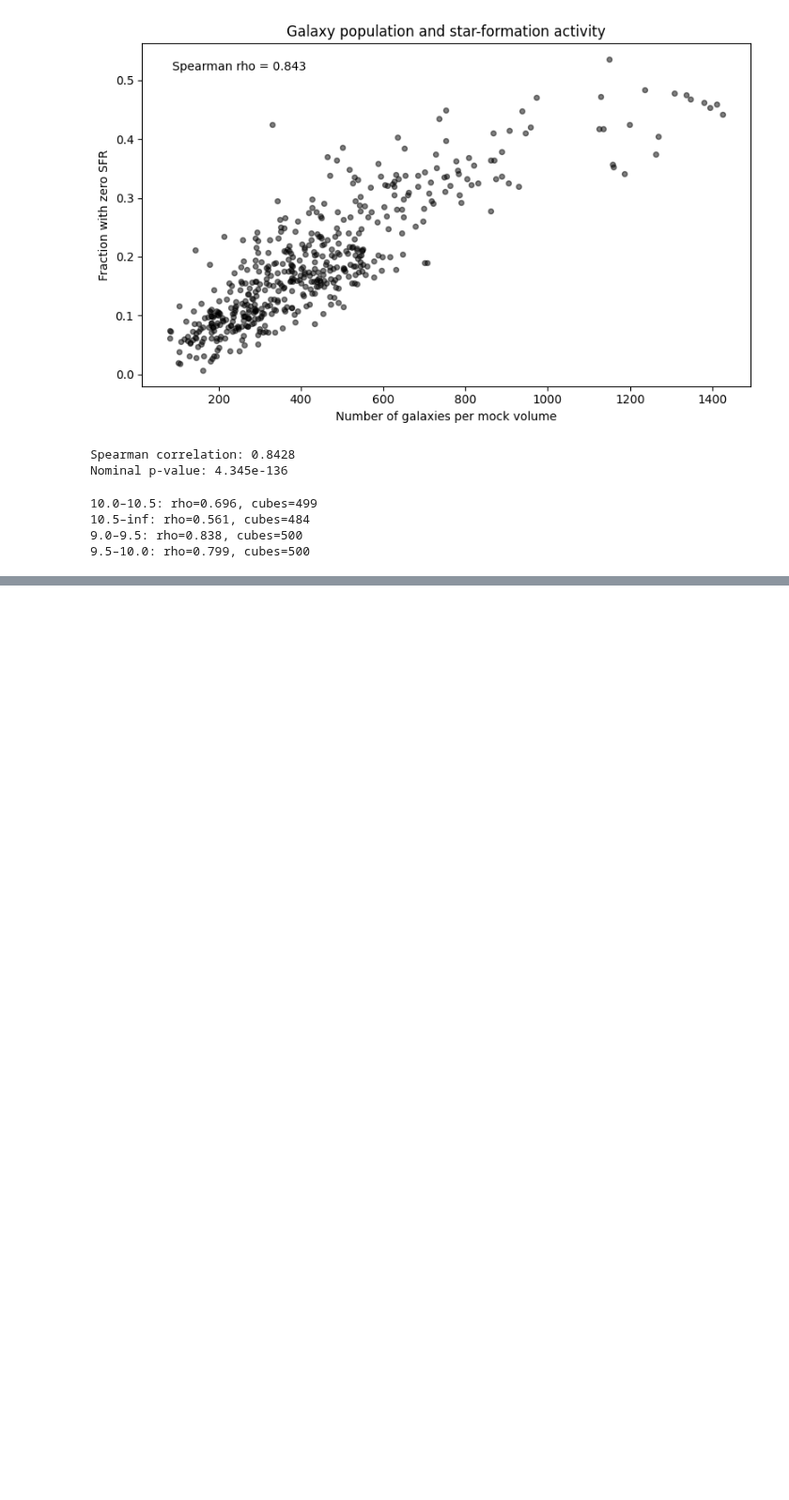
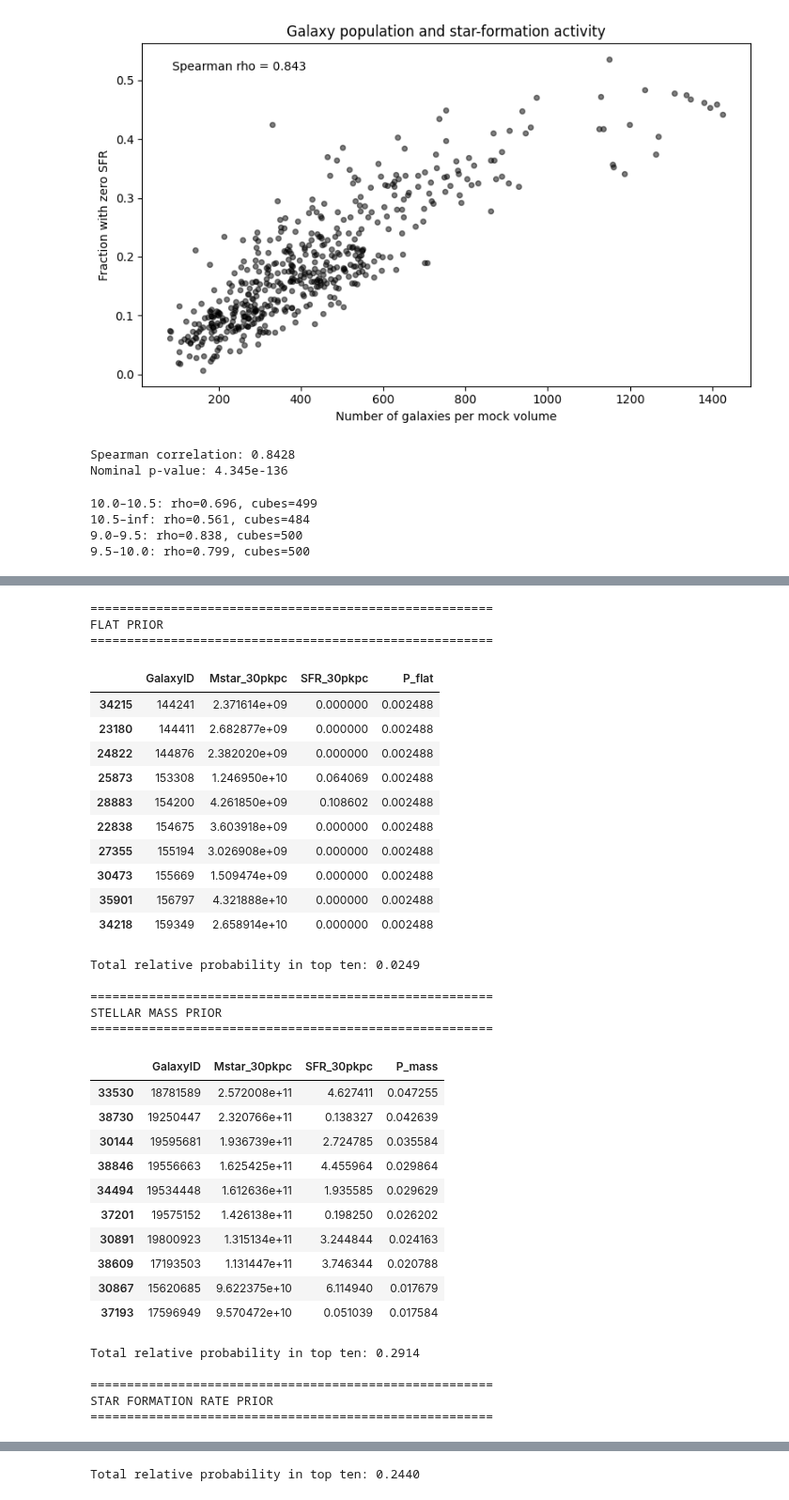
Before and after one commit to saatour/GW170817, a Jupyter notebook: 20261013_EAGLE_simulation_analysis_Chapter6.ipynb, the cells around one changed output, grey strips where cells are left out. Shown at 94% size. Cells and saved outputs as stored; diff of their text form; code cells hidden in the pictures; blank space fills up the shorter version.

```diff
--- a/20261013_EAGLE_simulation_analysis_Chapter6.ipynb
+++ b/20261013_EAGLE_simulation_analysis_Chapter6.ipynb
@@ -1985,0 +2194,76 @@ for mass_bin, group in mass_bin_results.groupby("mass_bin"):
+# %%
+# ============================================================
+# CELL 40
+# Top ten galaxies under each host prior
+# ============================================================
+
+prior_columns = {
+    "Flat": "P_flat",
+    "Stellar mass": "P_mass",
+    "Star formation rate": "P_SFR"
+}
+
+for prior_name, column in prior_columns.items():
+
+    print("\n" + "=" * 55)
+    print(f"{prior_name.upper()} PRIOR")
+    print("=" * 55)
+
+    ranked = reference_probabilities.sort_values(
+        by=[column, "GalaxyID"],
+        ascending=[False, True]
+    )
+
+    top10 = ranked.head(10).copy()
+
+    display(
+        top10[
+            [
+                "GalaxyID",
+                "Mstar_30pkpc",
+                "SFR_30pkpc",
+                column
+            ]
+        ]
+    )
+
+    print(
+        "Total relative probability in top ten:",
+        f"{top10[column].sum():.4f}"
+    )
+# %% [output]
+=======================================================
+FLAT PRIOR
+=======================================================
+|  | GalaxyID | Mstar_30pkpc | SFR_30pkpc | P_flat |
+| 34215 | 144241 | 2.371614e+09 | 0.000000 | 0.002488 |
+| 23180 | 144411 | 2.682877e+09 | 0.000000 | 0.002488 |
+| 24822 | 144876 | 2.382020e+09 | 0.000000 | 0.002488 |
+| 25873 | 153308 | 1.246950e+10 | 0.064069 | 0.002488 |
+| 28883 | 154200 | 4.261850e+09 | 0.108602 | 0.002488 |
+| 22838 | 154675 | 3.603918e+09 | 0.000000 | 0.002488 |
+| 27355 | 155194 | 3.026908e+09 | 0.000000 | 0.002488 |
+| 30473 | 155669 | 1.509474e+09 | 0.000000 | 0.002488 |
+| 35901 | 156797 | 4.321888e+10 | 0.000000 | 0.002488 |
+| 34218 | 159349 | 2.658914e+10 | 0.000000 | 0.002488 |
+Total relative probability in top ten: 0.0249
+
+=======================================================
+STELLAR MASS PRIOR
+=======================================================
+|  | GalaxyID | Mstar_30pkpc | SFR_30pkpc | P_mass |
+| 33530 | 18781589 | 2.572008e+11 | 4.627411 | 0.047255 |
+| 38730 | 19250447 | 2.320766e+11 | 0.138327 | 0.042639 |
+| 30144 | 19595681 | 1.936739e+11 | 2.724785 | 0.035584 |
+| 38846 | 19556663 | 1.625425e+11 | 4.455964 | 0.029864 |
+| 34494 | 19534448 | 1.612636e+11 | 1.935585 | 0.029629 |
+| 37201 | 19575152 | 1.426138e+11 | 0.198250 | 0.026202 |
+| 30891 | 19800923 | 1.315134e+11 | 3.244844 | 0.024163 |
+| 38609 | 17193503 | 1.131447e+11 | 3.746344 | 0.020788 |
+| 30867 | 15620685 | 9.622375e+10 | 6.114940 | 0.017679 |
+| 37193 | 17596949 | 9.570472e+10 | 0.051039 | 0.017584 |
+Total relative probability in top ten: 0.2914
+
+=======================================================
+STAR FORMATION RATE PRIOR
+=======================================================
@@ -1985,0 +2281 @@ for mass_bin, group in mass_bin_results.groupby("mass_bin"):
+Total relative probability in top ten: 0.2440
```
Also changed, not shown: parts of 9 cells of this notebook.
